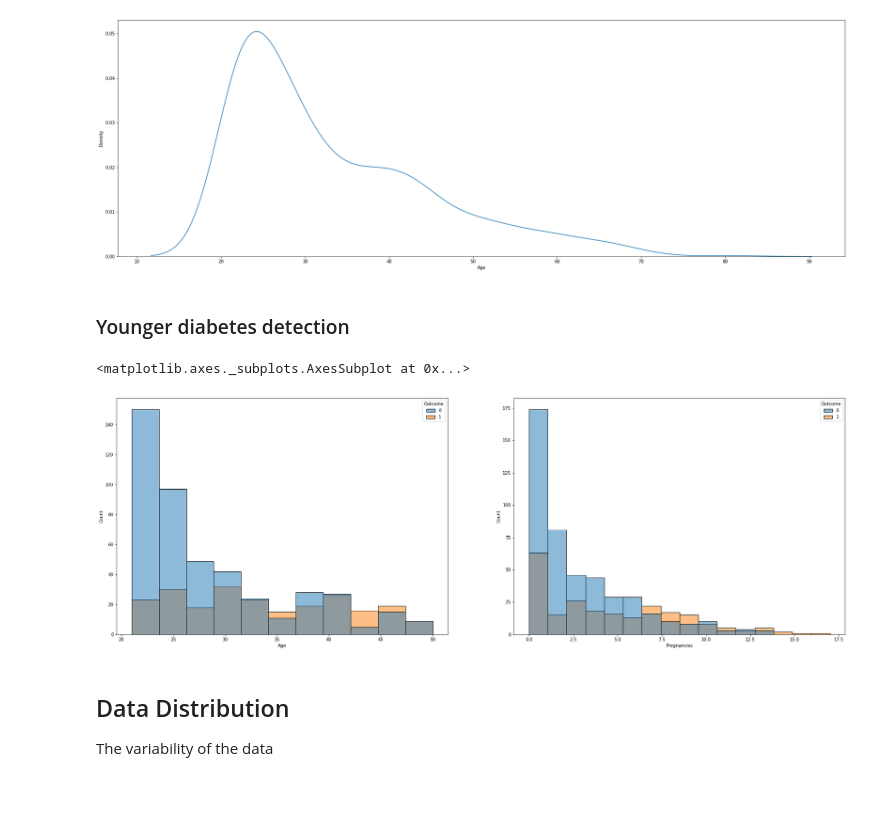
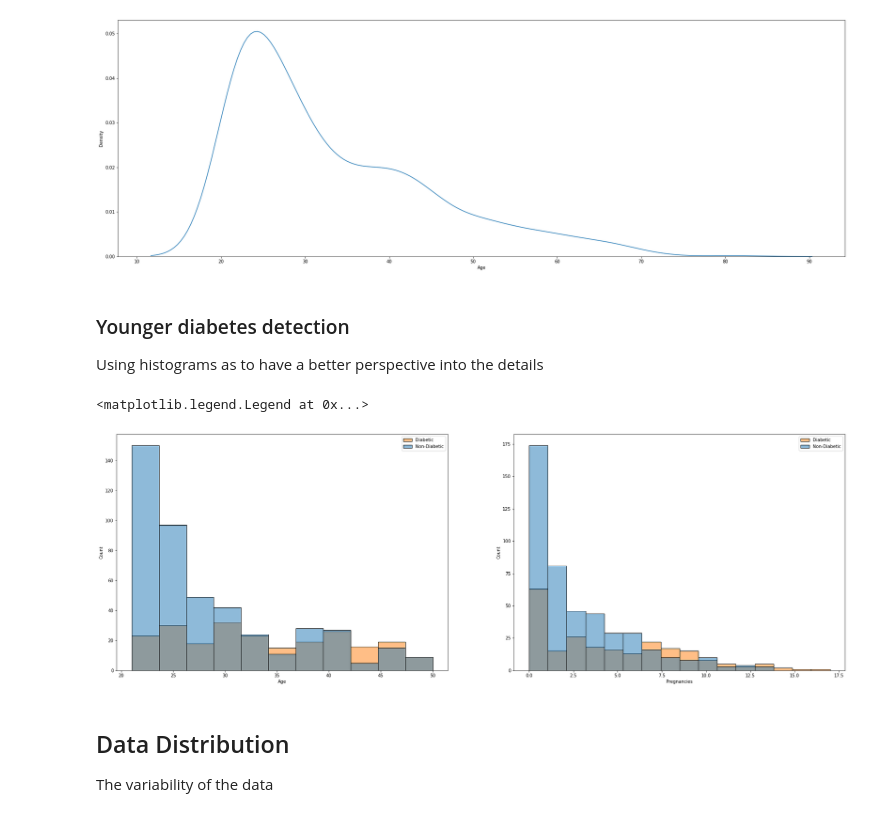
Before and after one commit to jofaval/pima-indian-diabetes, a Jupyter notebook: notebook.ipynb, the cells around one changed output. Drawn from its saved outputs; the diff is of its cells as text; code cells hidden in the pictures.

```diff
--- a/notebook.ipynb
+++ b/notebook.ipynb
@@ -142,0 +159,2 @@ dataframe.describe().transpose()
+# %%
+USE_AGE_FEATURES = True #@param {type:'boolean'}
@@ -142,0 +163,5 @@ dataframe.describe().transpose()
+# %%
+if USE_AGE_FEATURES:
+  dataframe['YoungAdult'] = np.where(dataframe['Age'] < 25, 1, 0)
+  dataframe['Adult'] = np.where((dataframe['Age'] >= 25) & (dataframe['Age'] < 40), 1, 0)
+  dataframe['Senior'] = np.where(dataframe['Age'] >= 40, 1, 0)
@@ -142,0 +174,29 @@ dataframe.describe().transpose()
+# %%
+USE_VINCENT_FEATURES = True #@param {type:'boolean'}
+# %%
+if USE_VINCENT_FEATURES:
+  dataframe.loc[:,'N1']=0
+  dataframe.loc[(dataframe['Age']<=30) & (dataframe['Glucose']<=120),'N1']=1
+  dataframe.loc[:,'N2']=0
+  dataframe.loc[(dataframe['BMI']<=30),'N2']=1
+  dataframe.loc[:,'N3']=0
+  dataframe.loc[(dataframe['Age']<=30) & (dataframe['Pregnancies']<=6),'N3']=1
+  dataframe.loc[:,'N4']=0
+  dataframe.loc[(dataframe['Glucose']<=105) & (dataframe['BloodPressure']<=80),'N4']=1
+  dataframe.loc[:,'N5']=0
+  dataframe.loc[(dataframe['SkinThickness']<=20) ,'N5']=1
+  dataframe.loc[:,'N6']=0
+  dataframe.loc[(dataframe['BMI']<30) & (dataframe['SkinThickness']<=20),'N6']=1
+  dataframe.loc[:,'N7']=0
+  dataframe.loc[(dataframe['Glucose']<=105) & (dataframe['BMI']<=30),'N7']=1
+  dataframe.loc[:,'N9']=0
+  dataframe.loc[(dataframe['Insulin']<200),'N9']=1
+  dataframe.loc[:,'N10']=0
+  dataframe.loc[(dataframe['BloodPressure']<80),'N10']=1
+  dataframe.loc[:,'N11']=0
+  dataframe.loc[(dataframe['Pregnancies']<4) & (dataframe['Pregnancies']!=0) ,'N11']=1
+  dataframe['N0'] = dataframe['BMI'] * dataframe['SkinThickness']
+  dataframe['N8'] =  dataframe['Pregnancies'] / dataframe['Age']
+  dataframe['N13'] = dataframe['Glucose'] / dataframe['DiabetesPedigreeFunction']
+  dataframe['N12'] = dataframe['Age'] * dataframe['DiabetesPedigreeFunction']
+  # dataframe['N14'] = dataframe['Age'] / dataframe['Insulin']
@@ -166,16 +232,20 @@ sns.kdeplot(data=dataframe, x='Age')
 # %% [output]
 <matplotlib.axes._subplots.AxesSubplot at 0x...>
 [figure]
-# %% [markdown]
-### Younger diabetes detection
+# %% [markdown]
+### Younger diabetes detection
+
+Using histograms as to have a better perspective into the details
 # %%
 observation_group = dataframe[ dataframe['Age'] <= 50 ]
 fig, axes = plt.subplots(1, 2, figsize=(30, 10))
 sns.histplot(data=observation_group, x='Age', hue='Outcome', ax=axes[0])
+axes[0].legend(['Diabetic', 'Non-Diabetic'])
 sns.histplot(data=observation_group, x='Pregnancies', hue='Outcome', ax=axes[1])
+axes[1].legend(['Diabetic', 'Non-Diabetic'])
 # %% [output]
-<matplotlib.axes._subplots.AxesSubplot at 0x...>
+<matplotlib.legend.Legend at 0x...>
-[figure, old version]
+[figure, new version]
 # %% [markdown]
 ## Data Distribution
 
```
Also changed, not shown: parts of 106 cells of this notebook, 1 other file.
